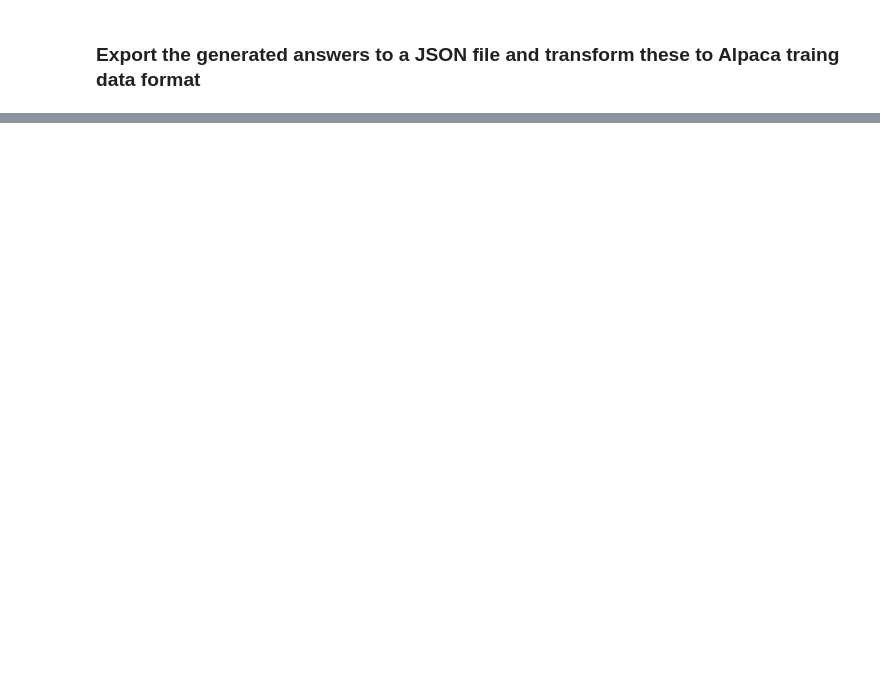
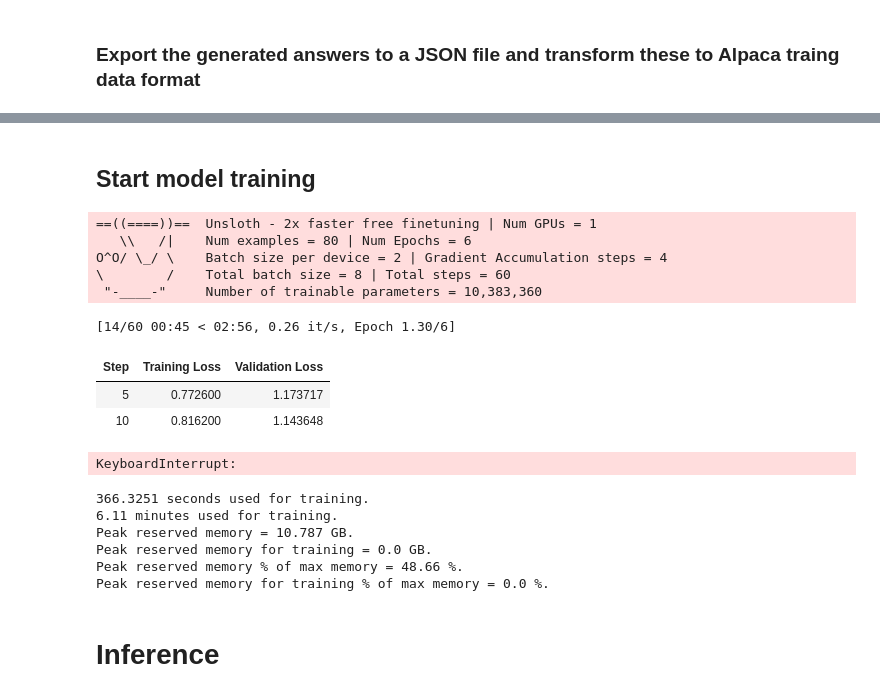
Before and after one commit to CurseARealSword/nlp_module_4_QA, a Jupyter notebook: NLP_module_4_QA_Ritzmann.ipynb, the cells around one changed output, grey strips where cells are left out. Cells and saved outputs as stored; diff of their text form; code cells hidden in the pictures; blank space fills up the shorter version.

Commit message:
training results

```diff
--- a/NLP_module_4_QA_Ritzmann.ipynb
+++ b/NLP_module_4_QA_Ritzmann.ipynb
@@ -479,0 +611,75 @@ Transformation complete. Output saved to: transformed_qa_20250125_235942.json
+# %%
+# let's try it with the normal Transformer trainer since SFTTrainer is weird...
+from transformers import Trainer, TrainingArguments, DataCollatorForLanguageModeling
+from unsloth import is_bfloat16_supported
+from functools import partial
+
+
+# 5. Training arguments
+training_args = TrainingArguments(
+    per_device_train_batch_size = 2,
+    gradient_accumulation_steps = 4,
+    warmup_steps = 5,
+    num_train_epochs = 1, # Set this for 1 full training run.
+    max_steps = 60,
+    learning_rate = 1e-4,
+    fp16 = not is_bfloat16_supported(),
+    bf16 = is_bfloat16_supported(),
+    optim = "adamw_8bit",
+    weight_decay = 0.01,
+    lr_scheduler_type = "linear",
+    seed = 3407,
+    output_dir = "outputs",
+    report_to = "none", # Use this for WandB etc
+    eval_steps=5, # added to check whether it outputs val loss during training
+    logging_steps=1, # added to check whether it outputs val loss during training
+    eval_strategy="steps",
+    prediction_loss_only=False
+)
+
+
+# 6. Instantiate the Trainer
+trainer = Trainer(
+    model = model,
+    args = training_args,
+    train_dataset = tokenized_dataset,
+    eval_dataset = tokenized_val_dataset,
+    # compute_metrics = compute_metrics,
+    data_collator = data_collator,
+)
+# %% [markdown]
+## Start model training
+# %%
+trainer_stats = trainer.train()
+# %% [output]
+==((====))==  Unsloth - 2x faster free finetuning | Num GPUs = 1
+   \\   /|    Num examples = 80 | Num Epochs = 6
+O^O/ \_/ \    Batch size per device = 2 | Gradient Accumulation steps = 4
+\        /    Total batch size = 8 | Total steps = 60
+ "-____-"     Number of trainable parameters = 10,383,360
+[14/60 00:45 < 02:56, 0.26 it/s, Epoch 1.30/6]
+| Step | Training Loss | Validation Loss |
+| 5 | 0.772600 | 1.173717 |
+| 10 | 0.816200 | 1.143648 |
+KeyboardInterrupt:
+# %%
+#@title Show final memory and time stats
+used_memory = round(torch.cuda.max_memory_reserved() / 1024 / 1024 / 1024, 3)
+used_memory_for_lora = round(used_memory - start_gpu_memory, 3)
+used_percentage = round(used_memory         /max_memory*100, 3)
+lora_percentage = round(used_memory_for_lora/max_memory*100, 3)
+print(f"{trainer_stats.metrics['train_runtime']} seconds used for training.")
+print(f"{round(trainer_stats.metrics['train_runtime']/60, 2)} minutes used for training.")
+print(f"Peak reserved memory = {used_memory} GB.")
+print(f"Peak reserved memory for training = {used_memory_for_lora} GB.")
+print(f"Peak reserved memory % of max memory = {used_percentage} %.")
+print(f"Peak reserved memory for training % of max memory = {lora_percentage} %.")
+# %% [output]
+366.3251 seconds used for training.
+6.11 minutes used for training.
+Peak reserved memory = 10.787 GB.
+Peak reserved memory for training = 0.0 GB.
+Peak reserved memory % of max memory = 48.66 %.
+Peak reserved memory for training % of max memory = 0.0 %.
+# %% [markdown]
+# Inference
```
Also changed, not shown: parts of 52 cells of this notebook, 48 other files.
